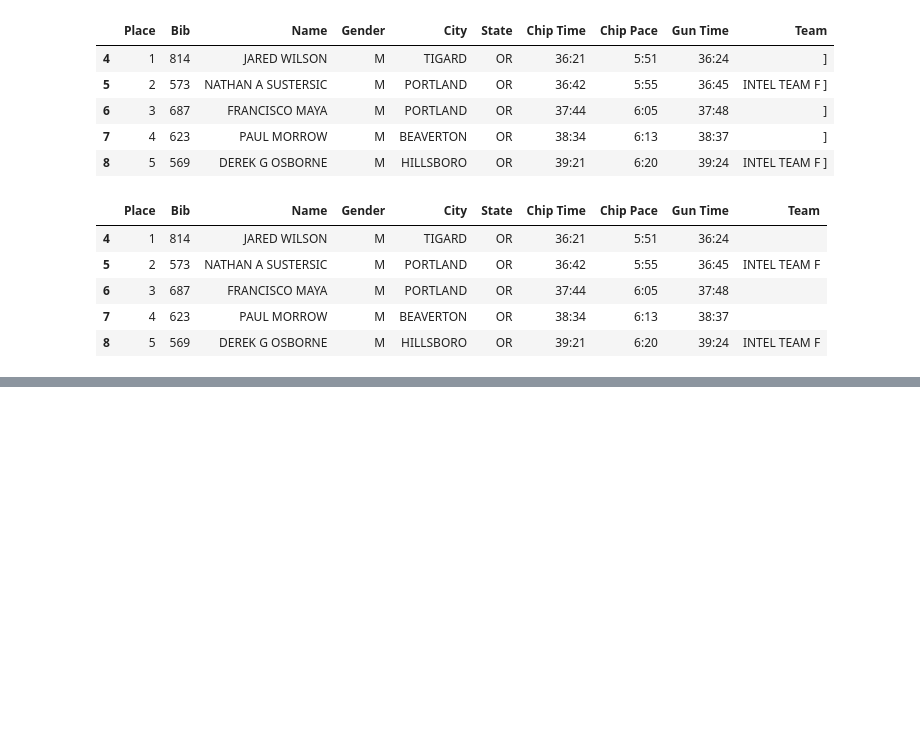
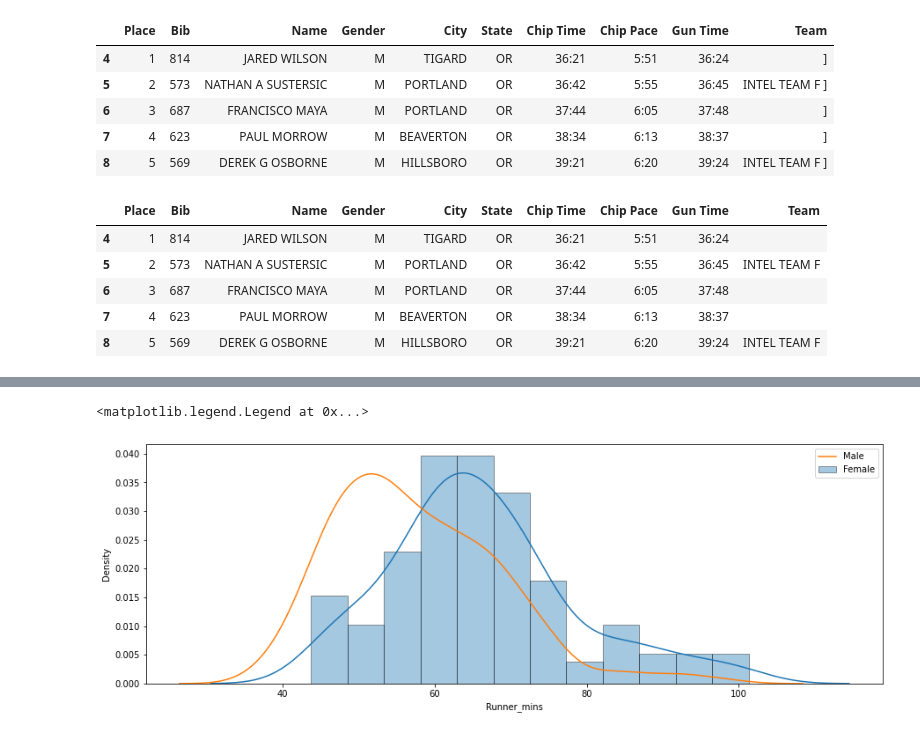
Before and after one commit to forbesmiyasato/dataeng-w21, a Jupyter notebook: DataEng - Data Gathering Lab Activity.ipynb, the cells around one changed output, grey strips where cells are left out. Saved outputs shown, nothing was run; the diff lists cells and outputs as text; code cells hidden in the pictures; blank space fills up the shorter version.

```diff
--- a/DataEng - Data Gathering Lab Activity.ipynb
+++ b/DataEng - Data Gathering Lab Activity.ipynb
@@ -260,0 +287,9 @@ for i in time_list:
+# %%
+f_fuko = df7.loc[df7[' Gender']==' F']['Runner_mins']
+m_fuko = df7.loc[df7[' Gender']==' M']['Runner_mins']
+sns.distplot(f_fuko, hist=True, kde=True, rug=False, hist_kws={'edgecolor':'black'}, label='Female')
+sns.distplot(m_fuko, hist=False, kde=True, rug=False, hist_kws={'edgecolor':'black'}, label='Male')
+plt.legend()
+# %% [output]
+<matplotlib.legend.Legend at 0x...>
+[figure, added]
```
Also changed, not shown: parts of 7 cells of this notebook.
